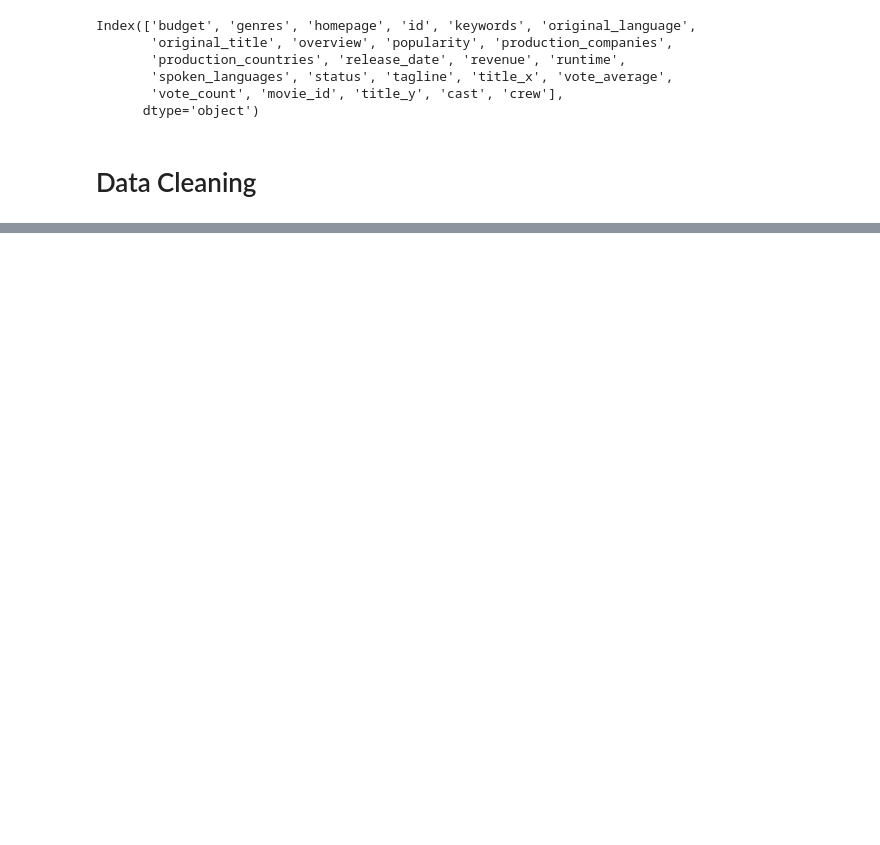
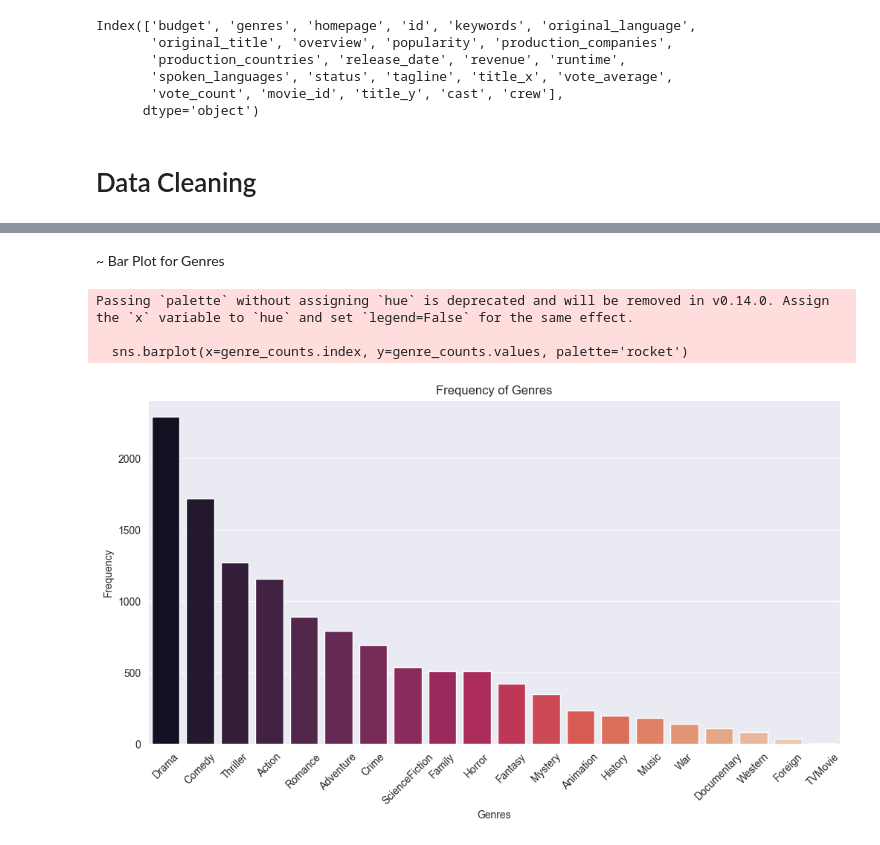
Before and after one commit to samahosseini/tmdb_5000_movies, a Jupyter notebook: src/main.ipynb, the cells around one changed output, grey strips where cells are left out. Saved outputs shown, nothing was run; the diff lists cells and outputs as text; code cells hidden in the pictures; blank space fills up the shorter version.

```diff
--- a/src/main.ipynb
+++ b/src/main.ipynb
@@ -131,0 +252,17 @@ df.loc[:, 'has_homepage'] = df['homepage'].apply(lambda x: has_http(x))
+# %% [markdown]
+~ Bar Plot for Genres
+# %%
+plt.figure(figsize=(12, 6))
+genre_counts = df['genres'].explode().value_counts()
+sns.barplot(x=genre_counts.index, y=genre_counts.values, palette='rocket')
+plt.title('Frequency of Genres')
+plt.xlabel('Genres')
+plt.ylabel('Frequency')
+(plt.xticks
+(rotation=45))
+plt.show()
+# %% [output]
+Passing `palette` without assigning `hue` is deprecated and will be removed in v0.14.0. Assign the `x` variable to `hue` and set `legend=False` for the same effect.
+
+  sns.barplot(x=genre_counts.index, y=genre_counts.values, palette='rocket')
+[figure, added]
```
Also changed, not shown: parts of 65 cells of this notebook.
